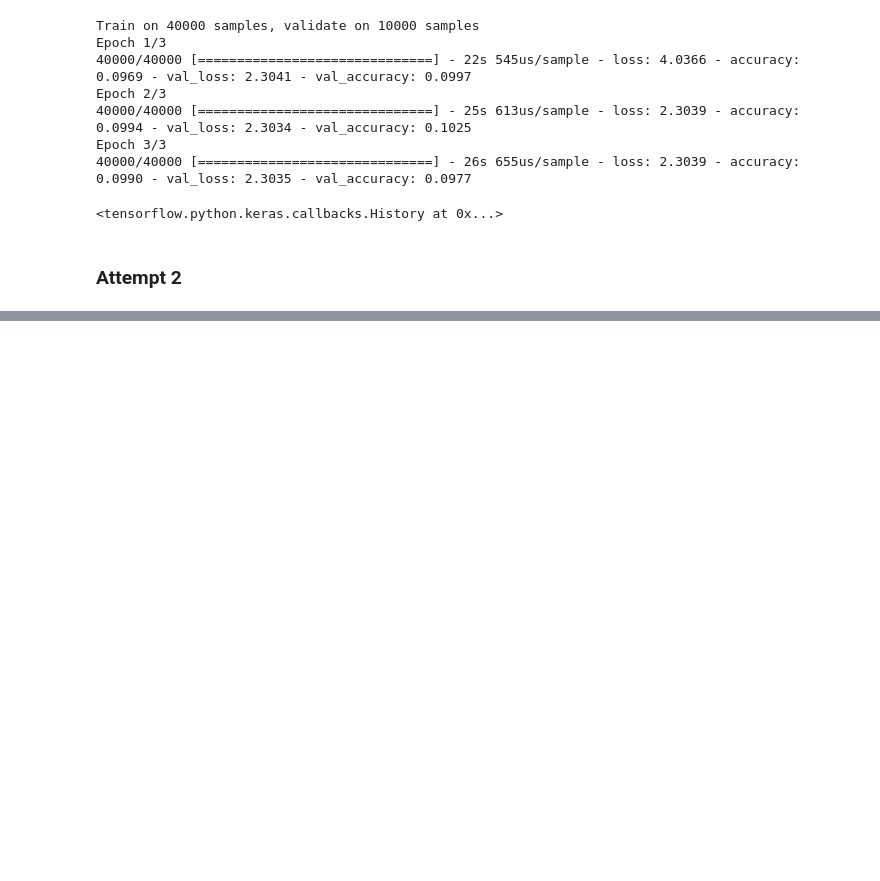
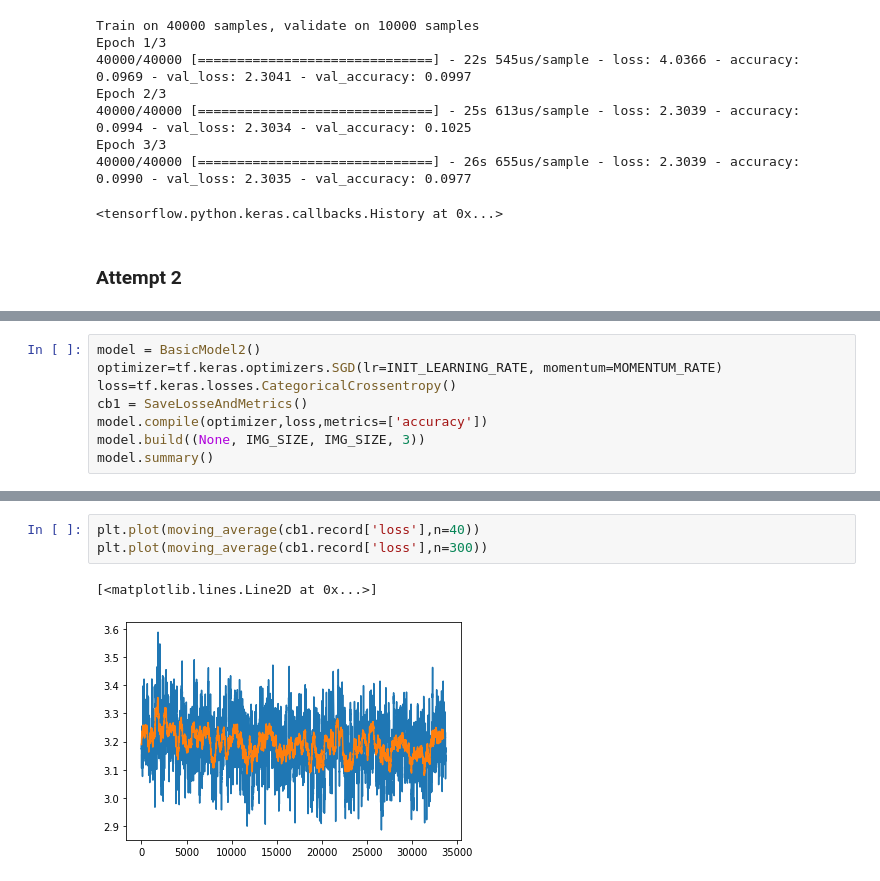
Before and after one commit to tnzl/CIFAR10, a Jupyter notebook: Train CIFAR10.ipynb, the cells around one changed output, grey strips where cells are left out. Drawn from its saved outputs; the diff is of its cells as text; blank space fills up the shorter version.

Commit message:
Created model classes, train script.
Updated gitignore

fix datafile push issue

Preprocessing pipeline complete

removed large files, datasets

Retrying push

Started work on Callbacks.

```diff
--- a/Train CIFAR10.ipynb
+++ b/Train CIFAR10.ipynb
@@ -238,0 +464,8 @@ plot_history(hist)
+# %%
+model = BasicModel2()
+optimizer=tf.keras.optimizers.SGD(lr=INIT_LEARNING_RATE, momentum=MOMENTUM_RATE)
+loss=tf.keras.losses.CategoricalCrossentropy()
+cb1 = SaveLosseAndMetrics()
+model.compile(optimizer,loss,metrics=['accuracy'])
+model.build((None, IMG_SIZE, IMG_SIZE, 3))
+model.summary()
@@ -238,0 +497,6 @@ plot_history(hist)
+# %%
+plt.plot(moving_average(cb1.record['loss'],n=40))
+plt.plot(moving_average(cb1.record['loss'],n=300))
+# %% [output]
+[<matplotlib.lines.Line2D at 0x...>]
+[figure, added]
```
Also changed, not shown: parts of 23 cells of this notebook, 30 other files.
